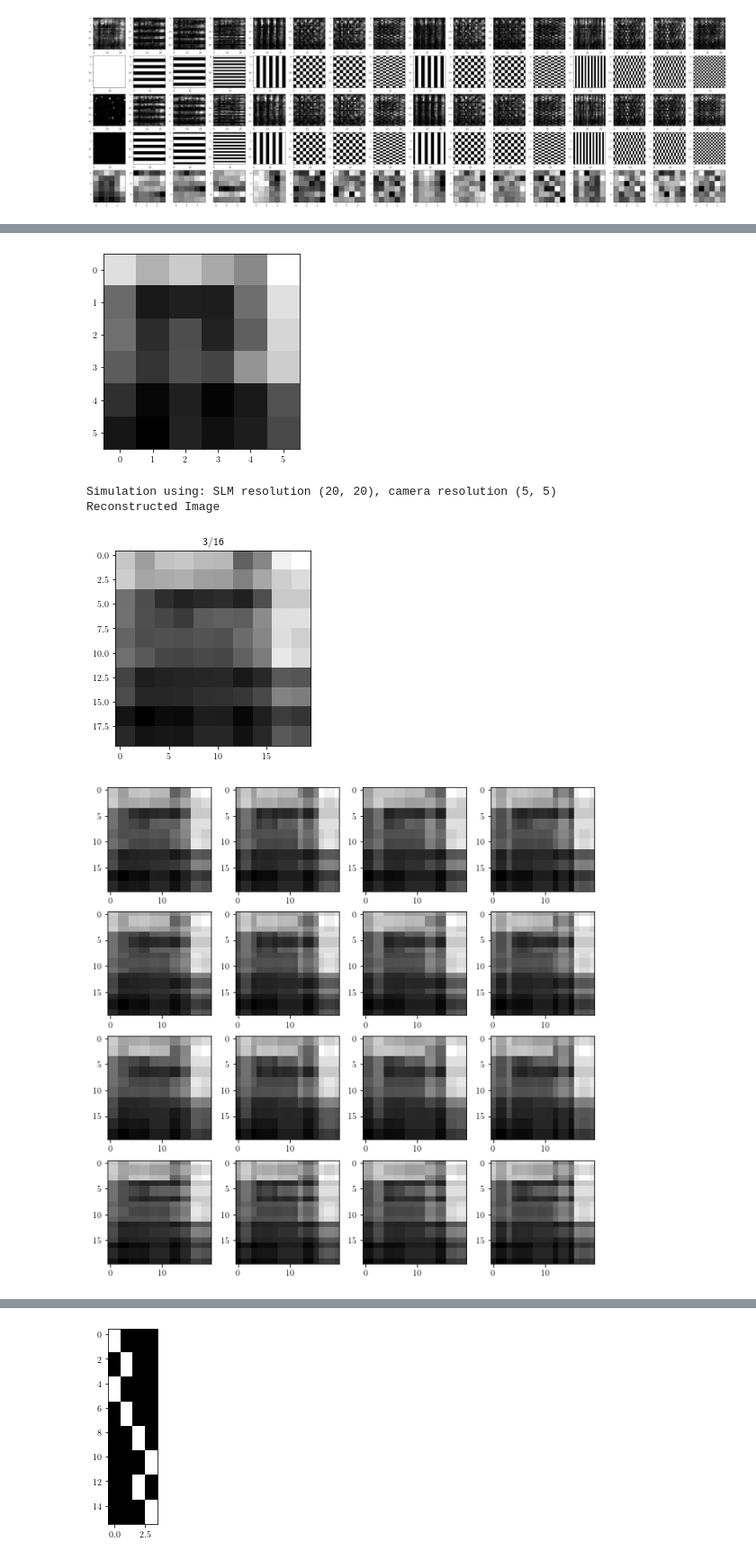
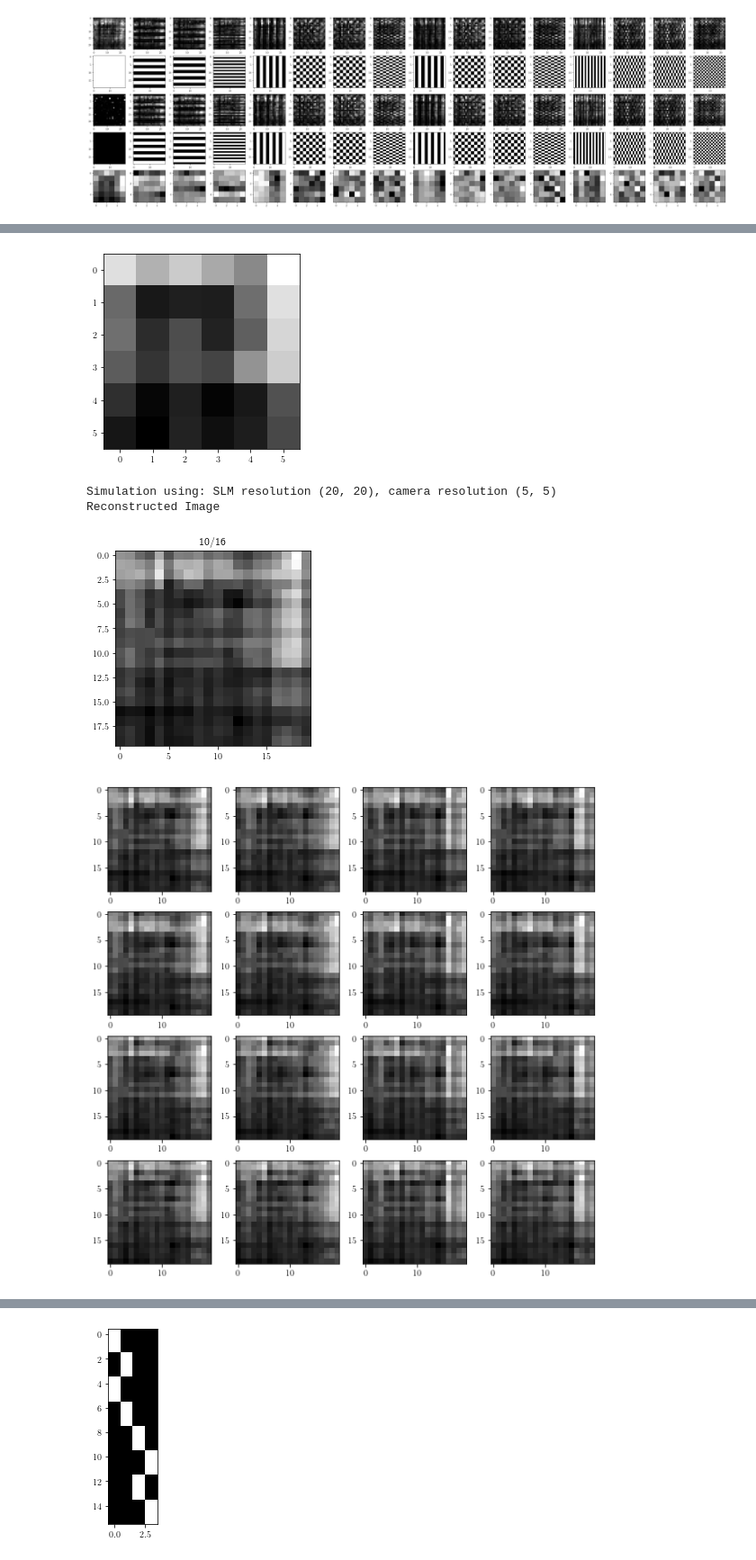
Before and after one commit to rstanuwijaya/jensen-lab-analysis, a Jupyter notebook: notebooks/newgdi.ipynb, the cells around one changed output, grey strips where cells are left out. Shown at 90% size. Drawn from its saved outputs; the diff is of its cells as text; code cells hidden in the pictures.

```diff
--- a/notebooks/newgdi.ipynb
+++ b/notebooks/newgdi.ipynb
@@ -28,12 +28,12 @@ path = '../common/cat.png'
 slm_res = (32, 32)
 camera_res = (8, 8)
 mac_res = (4, 4)
-rot = (0, 0)
+shift = (0, 0)
 n = prod(mac_res)
 sigma = 0
 
 
-sim = GhostSimulator(path, slm_res, camera_res, mac_res, n, rot=rot, sigma=sigma, method='zigzag')
+sim = GhostSimulator(path, slm_res, camera_res, mac_res, n, shift=shift, sigma=sigma, method='zigzag')
 cnt = sim.run_simulation()
 
 print(f"Simulation using: SLM resolution {slm_res}, camera resolution {camera_res}")
@@ -55,11 +55,11 @@ plt.imshow(cv2.resize(sim.T, camera_res, interpolation=cv2.INTER_AREA), cmap='gr
 plt.show()
 
 
-print(np.average(sim.T), np.average(sim.G2))
+# print(np.average(sim.T), np.average(sim.G2))
 
-# print("Active area of the camera")
-# plt.imshow(sim.At.sum(axis=0).reshape(sim.shape_slm), cmap='gray')
-# plt.show()
+print("Active area of the camera")
+plt.imshow(sim.At.sum(axis=0).reshape(sim.shape_slm), vmin=0, vmax=1, cmap='gray')
+plt.show()
 
 print("Cali matrix sum (should be uniform)")
 plt.imshow(sim.A.sum(axis=1).reshape(sim.shape_slm), cmap='gray')
@@ -67,7 +67,7 @@ plt.show()
 print(f"average: {np.average(sim.A.sum(axis=1))}, min: {np.min(sim.A.sum(axis=1))}, max: {np.max(sim.A.sum(axis=1))}")
 
 for n in (1, 3, 6, 10, 16):
-    sim = GhostSimulator(path, slm_res, camera_res, mac_res, n, rot=rot, sigma=sigma, method='zigzag')
+    sim = GhostSimulator(path, slm_res, camera_res, mac_res, n, shift=shift, sigma=sigma, method='zigzag')
     cnt = sim.run_simulation()
     plt.title(f"n: {n}/{prod(mac_res)}")
     plt.imshow(np.abs(sim.G2), vmax=sim.T.flatten().max(), cmap='gray')
@@ -78,14 +78,14 @@ fig, axs = plt.subplots(4, 4, figsize=(10, 10))
 avg = np.zeros(mac_res)
 for yr in range(4):
     for xr in range(4):
-        rot = (yr, xr)
-        sim = GhostSimulator(path, slm_res, camera_res, mac_res, n, rot=rot, sigma=sigma, method='zigzag')
+        shift = (yr, xr)
+        sim = GhostSimulator(path, slm_res, camera_res, mac_res, n, shift=shift, sigma=sigma, method='zigzag')
         cnt = sim.run_simulation()
         avg[yr, xr] = np.average(sim.G2.flatten())
         ax = axs[yr, xr]
-        # ax.title(f"rot: {rot}, avg: {np.average(sim.G2.flatten())}")
+        # ax.title(f"shift: {shift}, avg: {np.average(sim.G2.flatten())}")
         ax.imshow(np.abs(sim.G2), vmax=sim.T.flatten().max(), cmap='gray')
-        # plt.savefig(f"../data/cat_rot/cat_rot({yr}, {xr})", bbox_inches='tight')
+        # plt.savefig(f"../data/cat_shift/cat_shift({yr}, {xr})", bbox_inches='tight')
 
 plt.show()
 
@@ -163,7 +161,7 @@ camera_res = (5, 5)
 mac_res = (4, 4)
 crop = (2, 2+24, 4, 4+24)
 rot = (0, 0)
-n = 6
+n = 10
 sigma = 0
 
 Ik_p = np.loadtxt(path + f'0p.csv', delimiter=',')
@@ -197,35 +195,35 @@ fig, axs = plt.subplots(4, 4, figsize=(10, 10))
 avg = np.zeros(mac_res)
 for yr in range(4):
     for xr in range(4):
         rot = (yr, xr)
         sim = GhostAnalyser(path, slm_res, camera_res, mac_res, crop, n, rot=(yr, xr), sigma=sigma, method='zigzag')
         cnt = sim.run_analysis()
         avg[yr, xr] = np.average(sim.G2.flatten())
         axs[yr, xr].imshow(np.abs(sim.G2), cmap='gray')
 
 plt.show()
 
 _x = np.arange(4)
 _y = np.arange(4)
 _xx, _yy = np.meshgrid(_x, _y)
 x, y = _xx.ravel(), _yy.ravel()
 
 top = avg.flatten()
 bottom = np.zeros_like(top)
 width = depth = 1
 
 fig = plt.figure(figsize=(8, 3))
 ax = fig.add_subplot(111, projection='3d')
 ax.bar3d(x, y, bottom, width, depth, top, shade=True)
 plt.show()
 # %% [output]
 [figure]
 [figure]
 [figure]
 Simulation using: SLM resolution (20, 20), camera resolution (5, 5)
 Reconstructed Image
-[figure, old version]
+[figure, new version]
-[figure, old version]
+[figure, new version]
 [figure]
 # %%
 sim = GhostSimulator(path, slm_res, (24, 24), (4, 4),  64*64*0.1)
```
Also changed, not shown: parts of 4 cells of this notebook, 36 other files.
